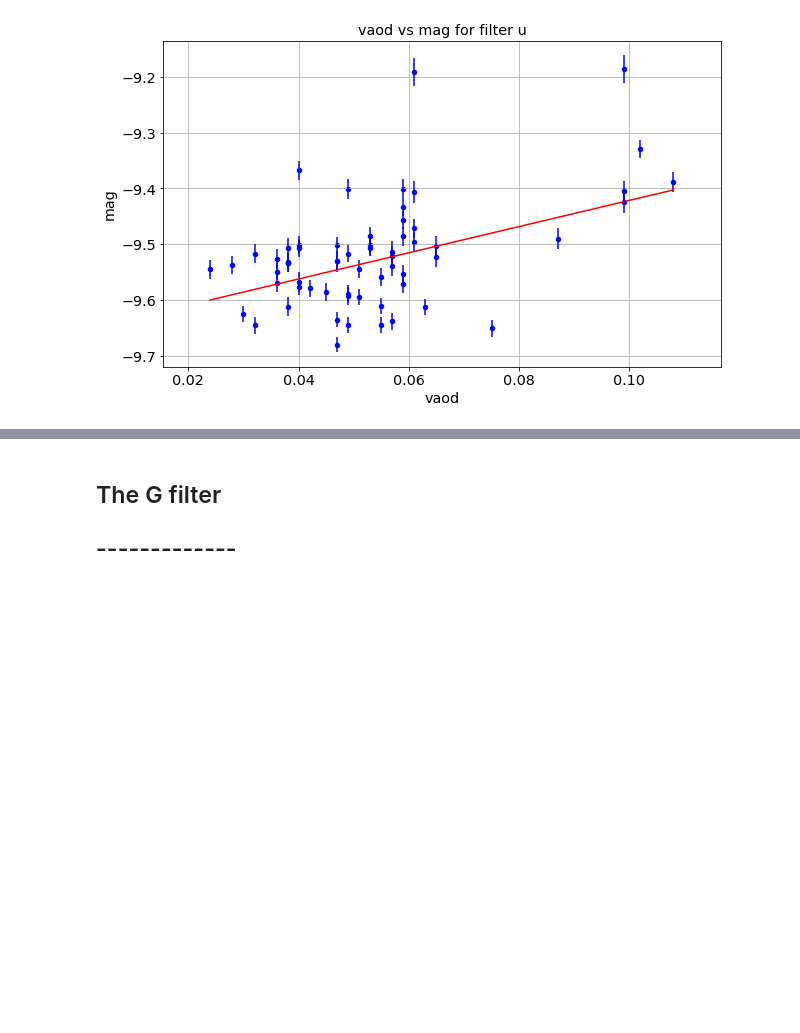
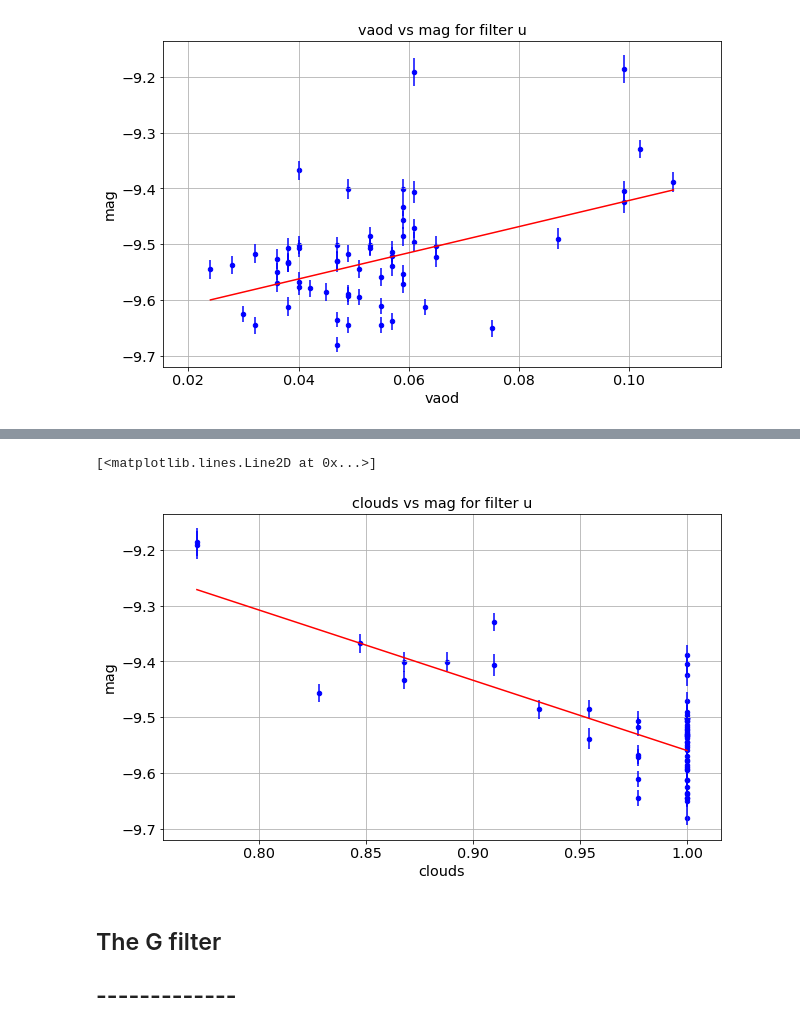
Before and after one commit to LSSTDESC/OpenAtmMiniDataChallenge, a Jupyter notebook: CorrelationSimResultAtmosphere.ipynb, the cells around one changed output, grey strips where cells are left out. Saved outputs shown, nothing was run; the diff lists cells and outputs as text; code cells hidden in the pictures; blank space fills up the shorter version.

```diff
--- a/CorrelationSimResultAtmosphere.ipynb
+++ b/CorrelationSimResultAtmosphere.ipynb
@@ -241,0 +219,5 @@ plt.show()
+# %%
+theX=thedfu["clouds"].values
+theY=thedfu["mag"].values
+theEY=thedfu["magerr"].values
+thedfu.corr()
@@ -242,3 +233,14 @@ plt.show()
+# %%
+theZ,theCov=np.polyfit(theX,theY,1,w=1/theEY,cov=True)
+pol = np.poly1d(theZ)
+Xfit=np.linspace(theX.min(),theX.max(),50)
+Yfit=pol(Xfit)
+# %%
+thedfu.plot.scatter(x='clouds',y='mag',yerr='magerr',title='clouds vs mag for filter u',color='b',marker='o',grid=True)
+plt.plot(Xfit,Yfit,'r-')
+# %% [output]
+[<matplotlib.lines.Line2D at 0x...>]
+[figure, added]
 # %% [markdown]
 ## The G filter
 ## -------------
```
Also changed, not shown: parts of 23 cells of this notebook.
